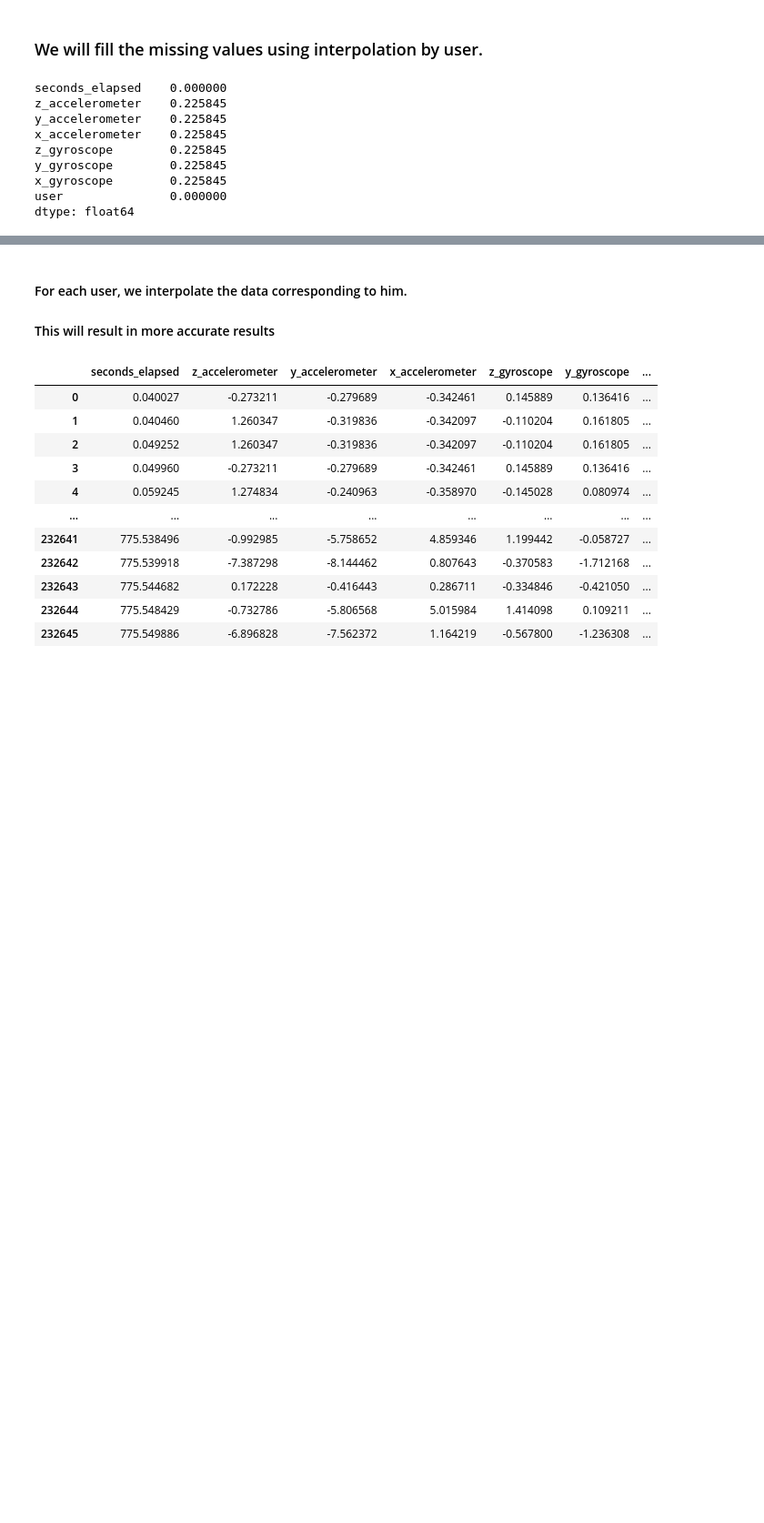
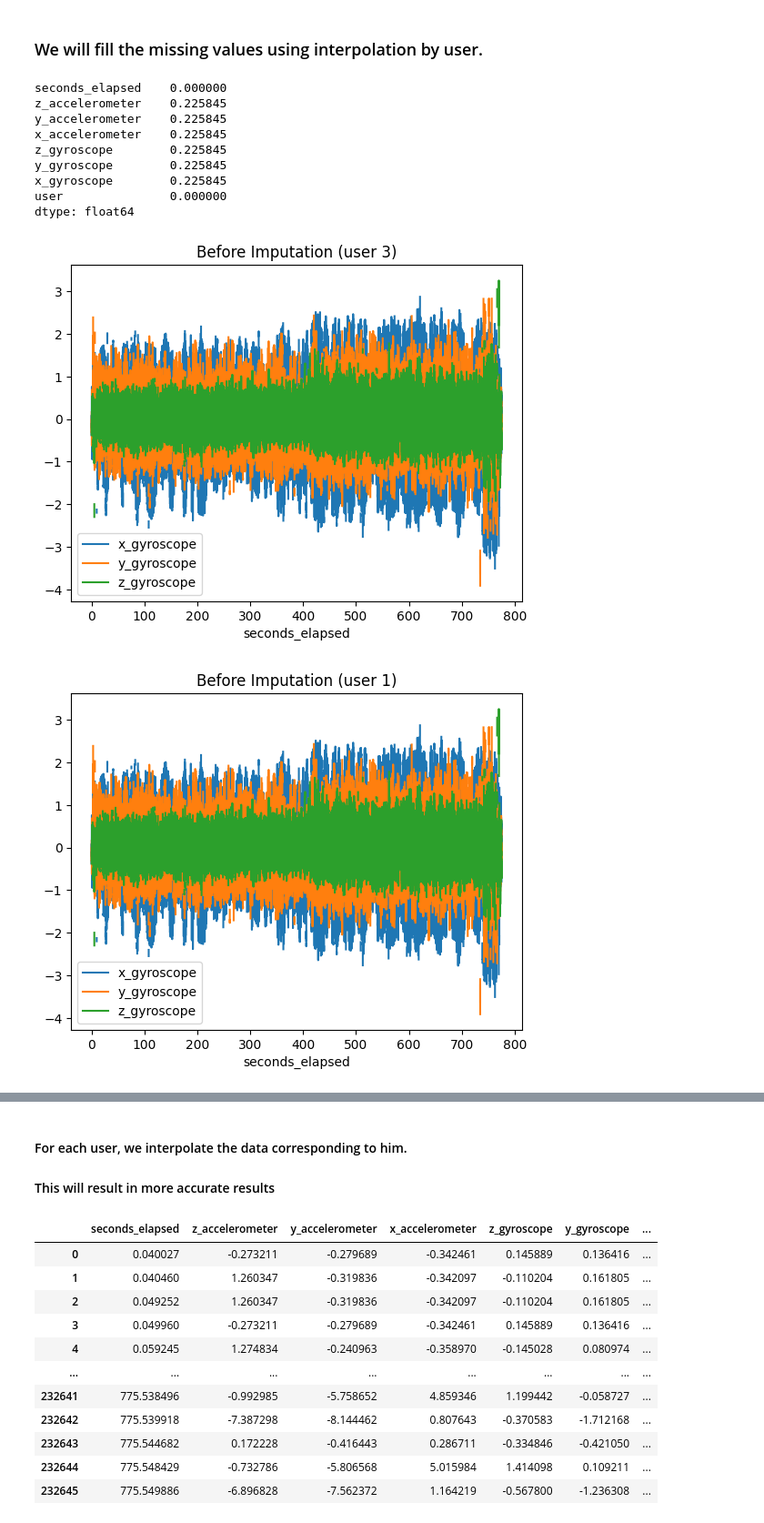
Before and after one commit to ERJLM/ML4QS, a Jupyter notebook: src/imputation_and_outliers.ipynb, the cells around one changed output, grey strips where cells are left out. Shown at 91% size. Cells and saved outputs as stored; diff of their text form; code cells hidden in the pictures; blank space fills up the shorter version.

```diff
--- a/src/imputation_and_outliers.ipynb
+++ b/src/imputation_and_outliers.ipynb
@@ -212,3 +212,9 @@ y_gyroscope        0.225845
 x_gyroscope        0.225845
 user               0.000000
 dtype: float64
+# %%
+for user in df.user.unique():
+    df[df.user == 1].plot(x="seconds_elapsed", y=["x_gyroscope", "y_gyroscope", "z_gyroscope"], title= f"Before Imputation (user {user})")
+# %% [output]
+[figure, added]
+[figure, added]
```
Also changed, not shown: parts of 4 cells of this notebook, 1 other file.
